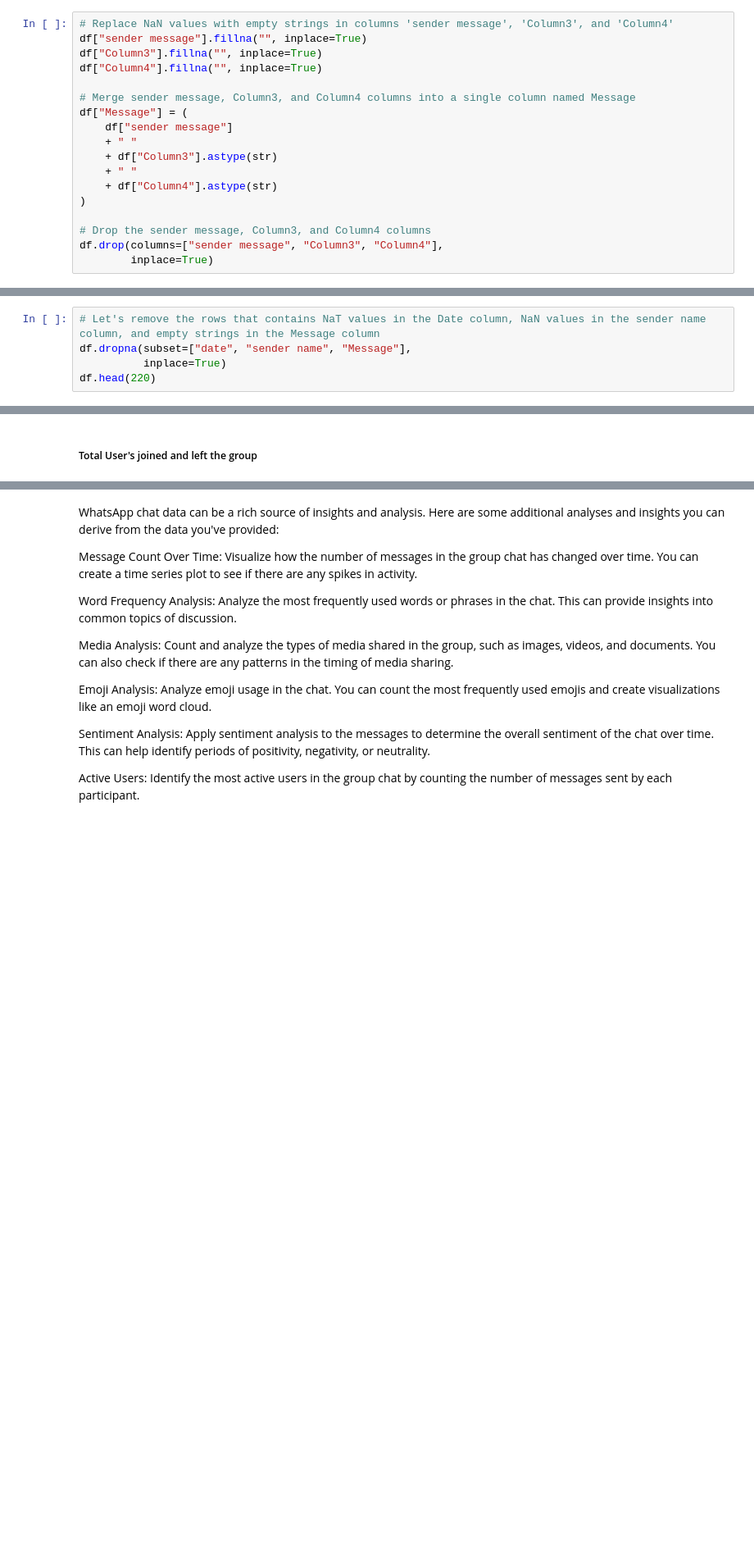
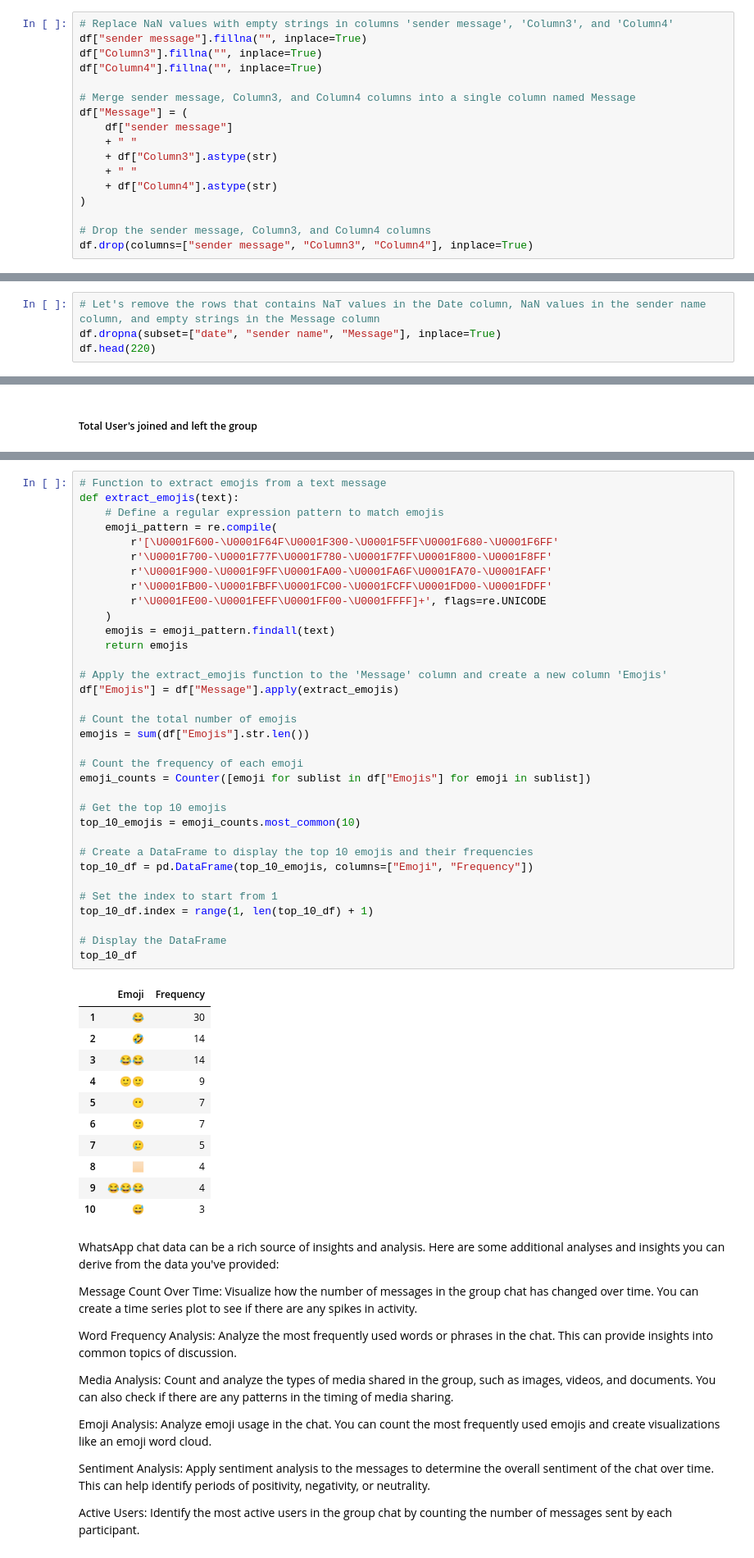
Before and after one commit to Chirag529/WhatsAppAnalysis, a Jupyter notebook: main.ipynb, the cells around one changed output, grey strips where cells are left out. Shown: that part at 82% size. Cells and saved outputs as stored; diff of their text form; blank space fills up the shorter version.

```diff
--- a/main.ipynb
+++ b/main.ipynb
@@ -125,8 +127,7 @@ df["Message"] = (
 )
 
 # Drop the sender message, Column3, and Column4 columns
-df.drop(columns=["sender message", "Column3", "Column4"],
-        inplace=True)
+df.drop(columns=["sender message", "Column3", "Column4"], inplace=True)
 # %%
 # Display the first 5 rows of the chat data
 df.head(5)
@@ -167,8 +168,7 @@ df
 2242 rows × 4 columns
 # %%
 # Let's remove the rows that contains NaT values in the Date column, NaN values in the sender name column, and empty strings in the Message column
-df.dropna(subset=["date", "sender name", "Message"],
-          inplace=True)
+df.dropna(subset=["date", "sender name", "Message"], inplace=True)
 df.head(220)
 # %% [output]
 |  | date | time | sender name | Message |
@@ -253,3 +246,49 @@ plt.show()
+# %%
+# Function to extract emojis from a text message
+def extract_emojis(text):
+    # Define a regular expression pattern to match emojis
+    emoji_pattern = re.compile(
+        r'[\U0001F600-\U0001F64F\U0001F300-\U0001F5FF\U0001F680-\U0001F6FF'
+        r'\U0001F700-\U0001F77F\U0001F780-\U0001F7FF\U0001F800-\U0001F8FF'
+        r'\U0001F900-\U0001F9FF\U0001FA00-\U0001FA6F\U0001FA70-\U0001FAFF'
+        r'\U0001FB00-\U0001FBFF\U0001FC00-\U0001FCFF\U0001FD00-\U0001FDFF'
+        r'\U0001FE00-\U0001FEFF\U0001FF00-\U0001FFFF]+', flags=re.UNICODE
+    )
+    emojis = emoji_pattern.findall(text)
+    return emojis
+
+# Apply the extract_emojis function to the 'Message' column and create a new column 'Emojis'
+df["Emojis"] = df["Message"].apply(extract_emojis)
+
+# Count the total number of emojis
+emojis = sum(df["Emojis"].str.len())
+
+# Count the frequency of each emoji
+emoji_counts = Counter([emoji for sublist in df["Emojis"] for emoji in sublist])
+
+# Get the top 10 emojis
+top_10_emojis = emoji_counts.most_common(10)
+
+# Create a DataFrame to display the top 10 emojis and their frequencies
+top_10_df = pd.DataFrame(top_10_emojis, columns=["Emoji", "Frequency"])
+
+# Set the index to start from 1
+top_10_df.index = range(1, len(top_10_df) + 1)
+
+# Display the DataFrame
+top_10_df
+# %% [output]
+|  | Emoji | Frequency |
+| 1 | 😂 | 30 |
+| 2 | 🤣 | 14 |
+| 3 | 😂😂 | 14 |
+| 4 | 🙂🙂 | 9 |
+| 5 | 😶 | 7 |
+| 6 | 🙂 | 7 |
+| 7 | 🥲 | 5 |
+| 8 | 🏻 | 4 |
+| 9 | 😂😂😂 | 4 |
+| 10 | 😅 | 3 |
 # %% [markdown]
 WhatsApp chat data can be a rich source of insights and analysis. Here are some additional analyses and insights you can derive from the data you've provided:
 
```
Also changed, not shown: parts of 7 cells of this notebook.
